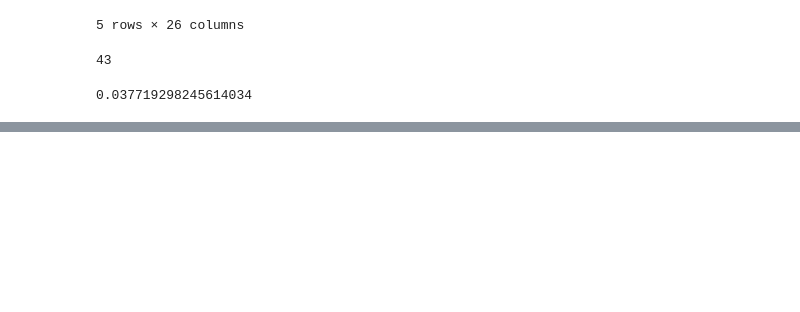
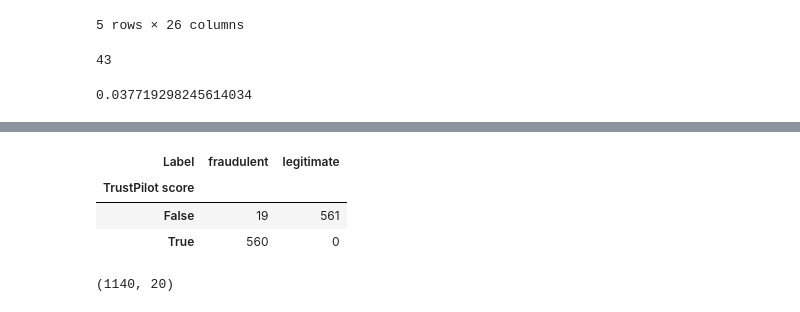
Before and after one commit to genbautista/DataMining, a Jupyter notebook: FraudulentDataset2.ipynb, the cells around one changed output, grey strips where cells are left out. Saved outputs shown, nothing was run; the diff lists cells and outputs as text; code cells hidden in the pictures; blank space fills up the shorter version.

```diff
--- a/FraudulentDataset2.ipynb
+++ b/FraudulentDataset2.ipynb
@@ -22,3 +37,6 @@ len(data['SSL certificate issuer'].unique())
 43/1140
 # %% [output]
 0.037719298245614034
+# %%
+data.columns = data.columns.str.strip().str.replace(r'\s+', ' ', regex=True)
+data.columns
@@ -24,0 +77,19 @@ len(data['SSL certificate issuer'].unique())
+# %%
+# every shop with a missing TrustPilot score is fraudulent
+pd.crosstab(data['TrustPilot score'].isna(), data['Label'])
+# %% [output]
+| Label | fraudulent | legitimate |
+| TrustPilot score |  |  |
+| False | 19 | 561 |
+| True | 560 | 0 |
+# %%
+# Online shop URL: unique ID for each shop, not a feature
+# SSL certificate expire date, Domain registration date: raw date text ("Hidden", blanks)
+# Issuer organization, SSL certificate issuer organization list item: repeat the SSL issuer information
+# TrustPilot score: missing = fraud, so it gives away the answer
+data = data.drop(columns=['Online shop URL', 'SSL certificate expire date', 'Domain registration date',
+                          'Issuer organization', 'SSL certificate issuer organization list item',
+                          'TrustPilot score'])
+data.shape
+# %% [output]
+(1140, 20)
```
Also changed, not shown: parts of 20 cells of this notebook.
